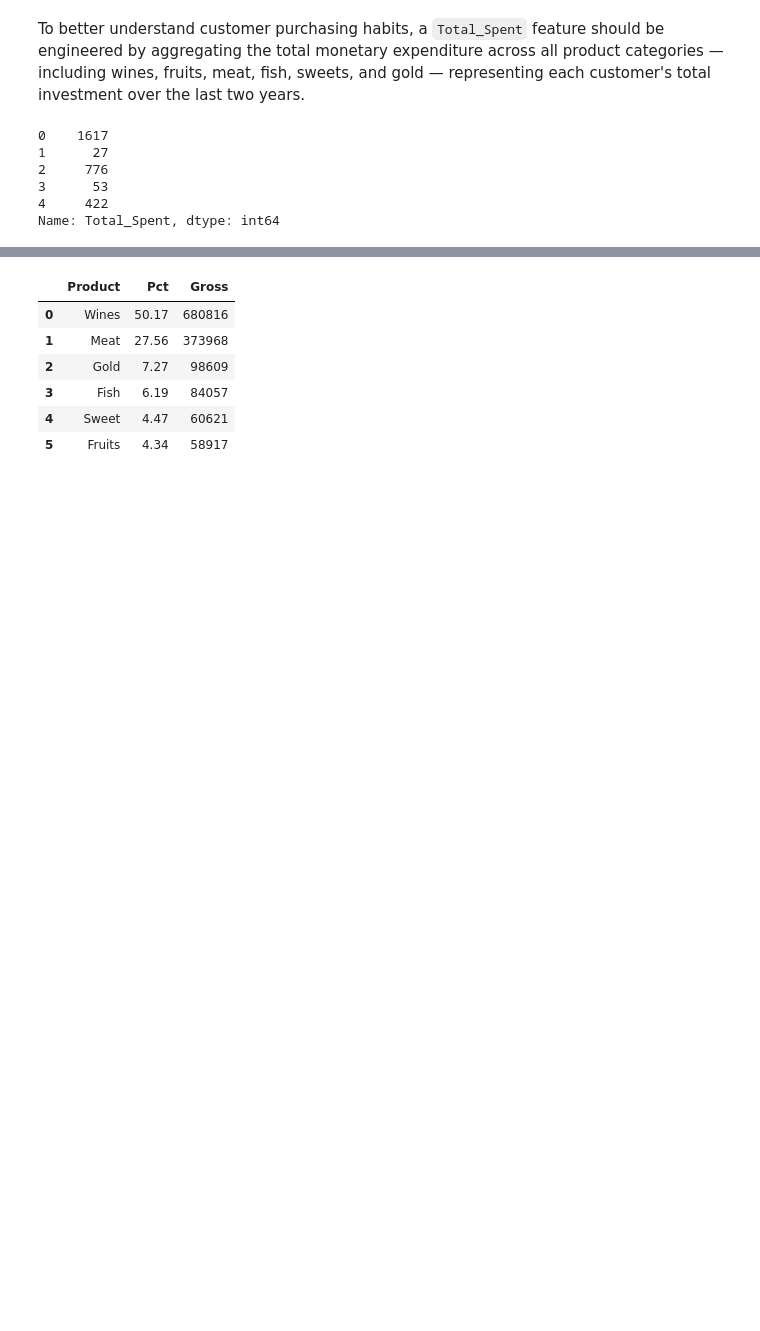
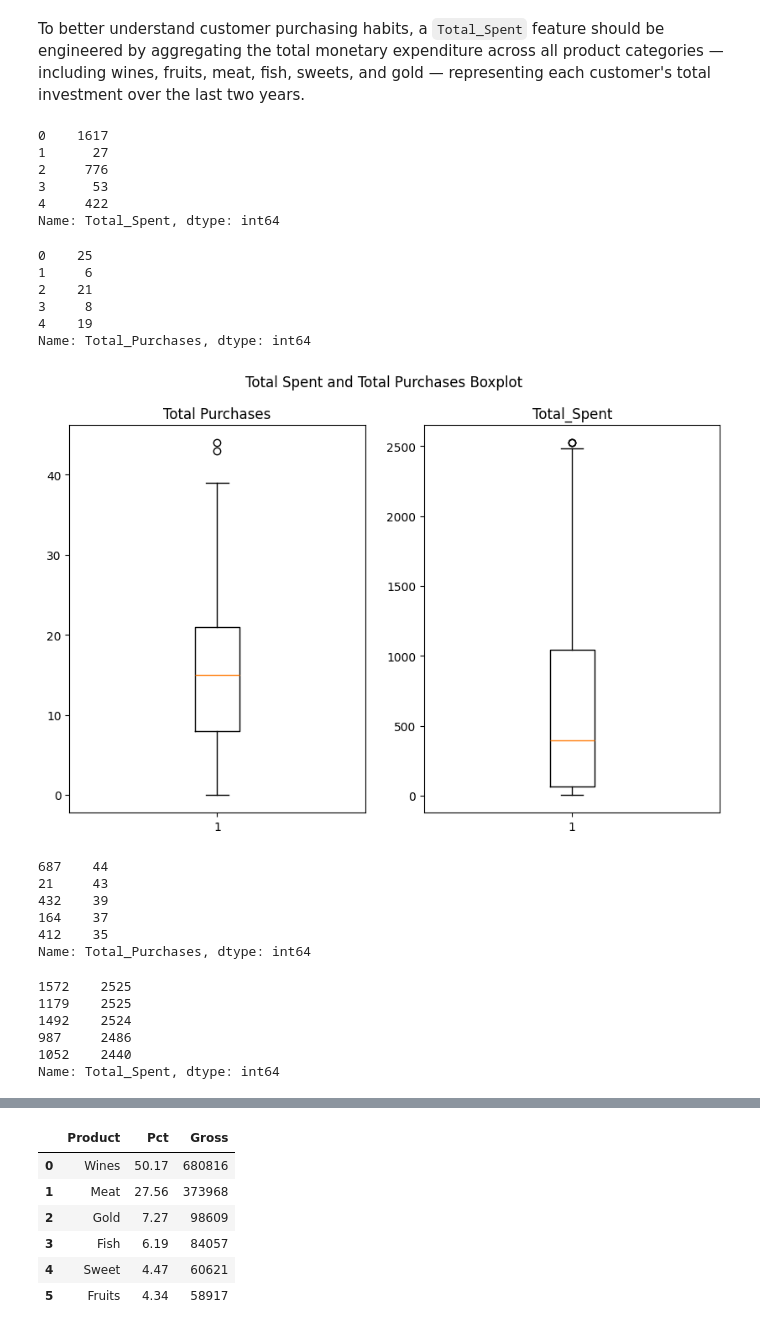
Before and after one commit to pablobagano/customer_segmentation, a Jupyter notebook: exploratory_analysis.ipynb, the cells around one changed output, grey strips where cells are left out. Saved outputs shown, nothing was run; the diff lists cells and outputs as text; code cells hidden in the pictures; blank space fills up the shorter version.

```diff
--- a/exploratory_analysis.ipynb
+++ b/exploratory_analysis.ipynb
@@ -137,3 +143,41 @@ df['Total_Spent'].head()
 3      53
 4     422
 Name: Total_Spent, dtype: int64
+# %%
+df['Total_Purchases'] = df[['NumDealsPurchases', 'NumWebPurchases','NumCatalogPurchases', 'NumStorePurchases']].sum(axis=1)
+df['Total_Purchases'].head()
+# %% [output]
+0    25
+1     6
+2    21
+3     8
+4    19
+Name: Total_Purchases, dtype: int64
+# %%
+fig, (ax1, ax2) = plt.subplots(1, 2, figsize=(10,6))
+ax1.boxplot(df['Total_Purchases'])
+ax1.set_title('Total Purchases')
+ax2.boxplot(df['Total_Spent'])
+ax2.set_title('Total_Spent')
+plt.suptitle('Total Spent and Total Purchases Boxplot')
+plt.show()
+# %% [output]
+[figure, added]
+# %%
+df['Total_Purchases'].sort_values(ascending=False).head()
+# %% [output]
+687    44
+21     43
+432    39
+164    37
+412    35
+Name: Total_Purchases, dtype: int64
+# %%
+df['Total_Spent'].sort_values(ascending=False).head()
+# %% [output]
+1572    2525
+1179    2525
+1492    2524
+987     2486
+1052    2440
+Name: Total_Spent, dtype: int64
```
Also changed, not shown: parts of 19 cells of this notebook, 6 other files.
